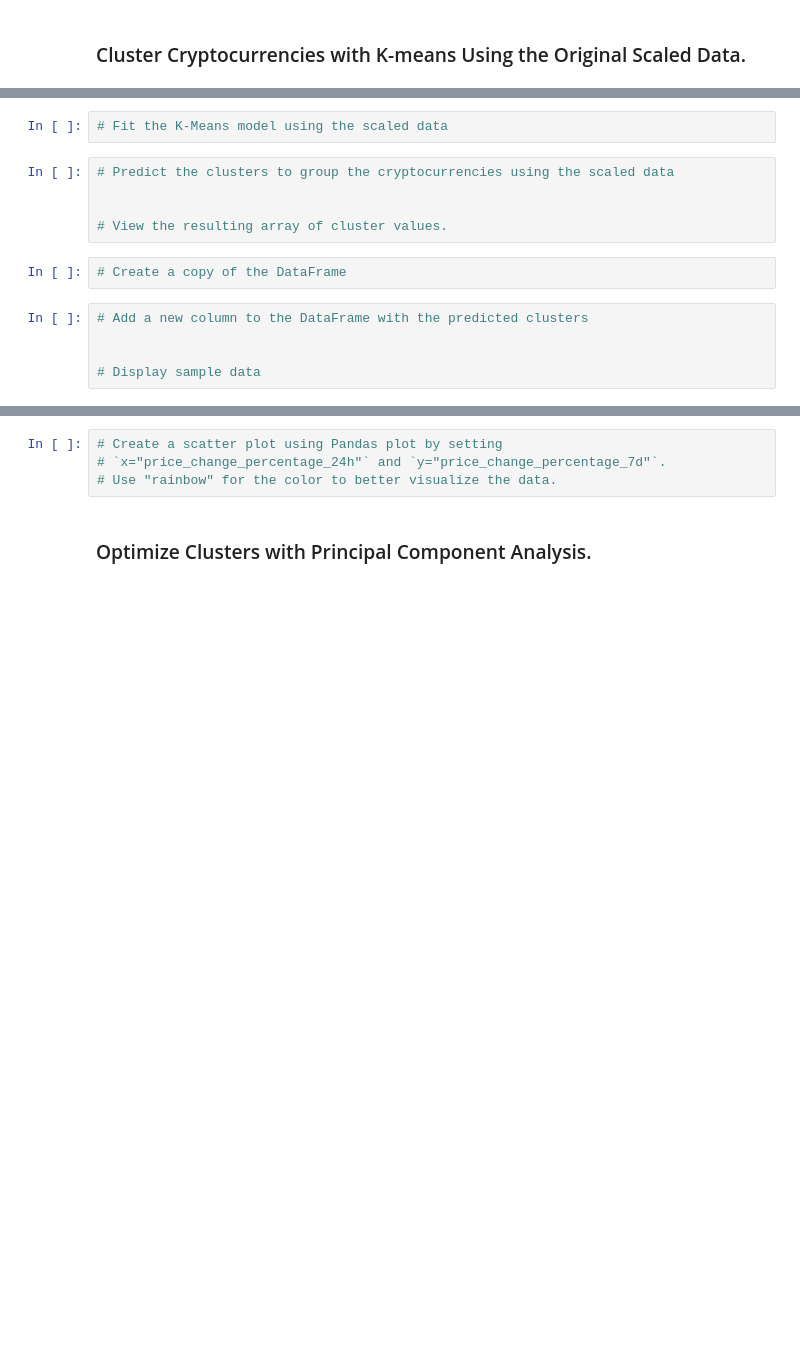
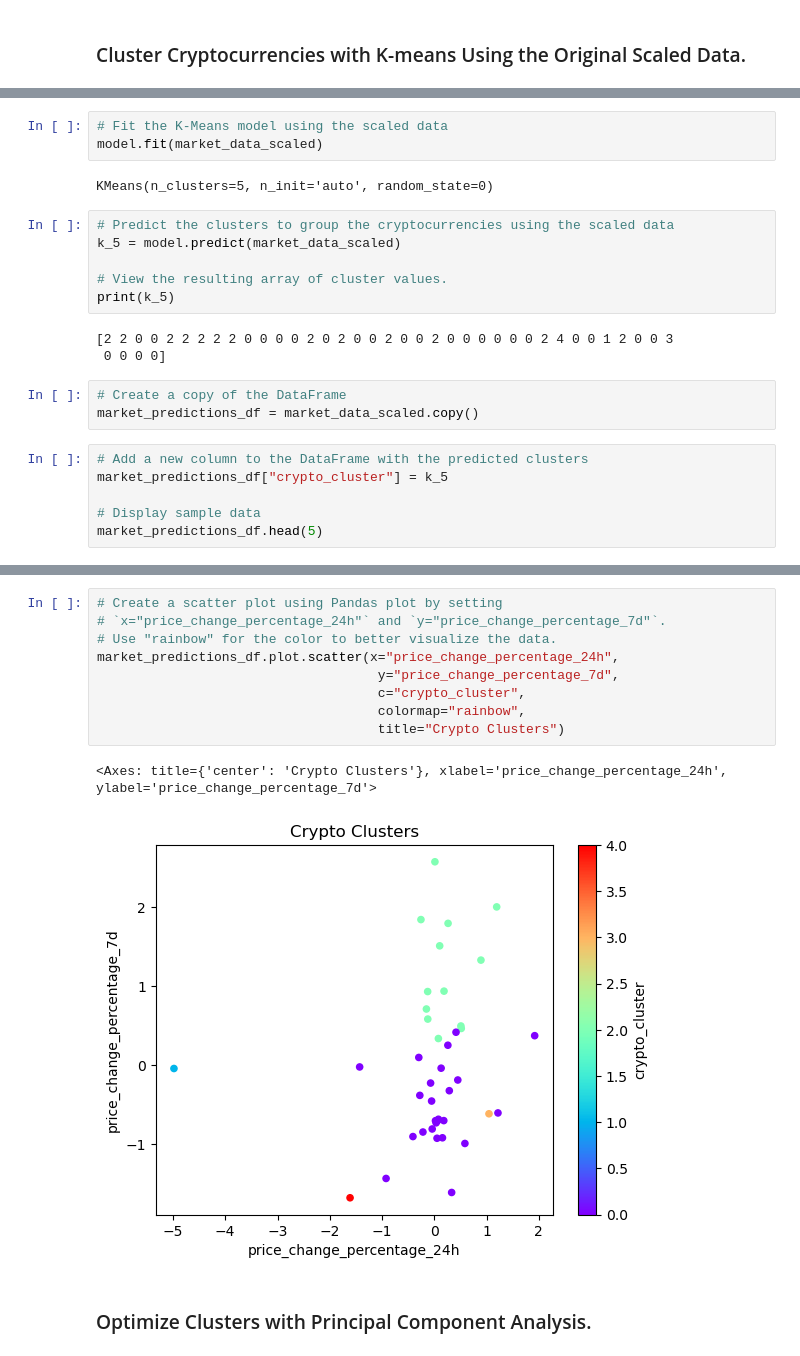
Before and after one commit to rjrdelatorre/CryptoClustering, a Jupyter notebook: Crypto_Clustering.ipynb, the cells around one changed output, grey strips where cells are left out. Saved outputs shown, nothing was run; the diff lists cells and outputs as text; blank space fills up the shorter version.

```diff
--- a/Crypto_Clustering.ipynb
+++ b/Crypto_Clustering.ipynb
@@ -126,17 +127,26 @@ I would argue that the answer is 5. Before 4, there is a precipitous decline in
 # %%
 # Fit the K-Means model using the scaled data
+model.fit(market_data_scaled)
+# %% [output]
+KMeans(n_clusters=5, n_init='auto', random_state=0)
 # %%
 # Predict the clusters to group the cryptocurrencies using the scaled data
-
+k_5 = model.predict(market_data_scaled)
 
 # View the resulting array of cluster values.
+print(k_5)
+# %% [output]
+[2 2 0 0 2 2 2 2 2 0 0 0 0 2 0 2 0 0 2 0 0 2 0 0 0 0 0 0 2 4 0 0 1 2 0 0 3
+ 0 0 0 0]
 # %%
 # Create a copy of the DataFrame
+market_predictions_df = market_data_scaled.copy()
 # %%
 # Add a new column to the DataFrame with the predicted clusters
-
+market_predictions_df["crypto_cluster"] = k_5
 
 # Display sample data
+market_predictions_df.head(5)
 # %% [output]
 |  | price_change_percentage_24h | price_change_percentage_7d | price_change_percentage_14d | price_change_percentage_30d | ... |
 | coin_id |  |  |  |  | ... |
@@ -148,7 +158,15 @@ I would argue that the answer is 5. Before 4, there is a precipitous decline in
 # %%
 # Create a scatter plot using Pandas plot by setting
 # `x="price_change_percentage_24h"` and `y="price_change_percentage_7d"`.
 # Use "rainbow" for the color to better visualize the data.
+market_predictions_df.plot.scatter(x="price_change_percentage_24h",
+                                    y="price_change_percentage_7d",
+                                    c="crypto_cluster",
+                                    colormap="rainbow",
+                                    title="Crypto Clusters")
+# %% [output]
+<Axes: title={'center': 'Crypto Clusters'}, xlabel='price_change_percentage_24h', ylabel='price_change_percentage_7d'>
+[figure, added]
 # %% [markdown]
 ### Optimize Clusters with Principal Component Analysis.
 # %%
```
Also changed, not shown: parts of 5 cells of this notebook.
